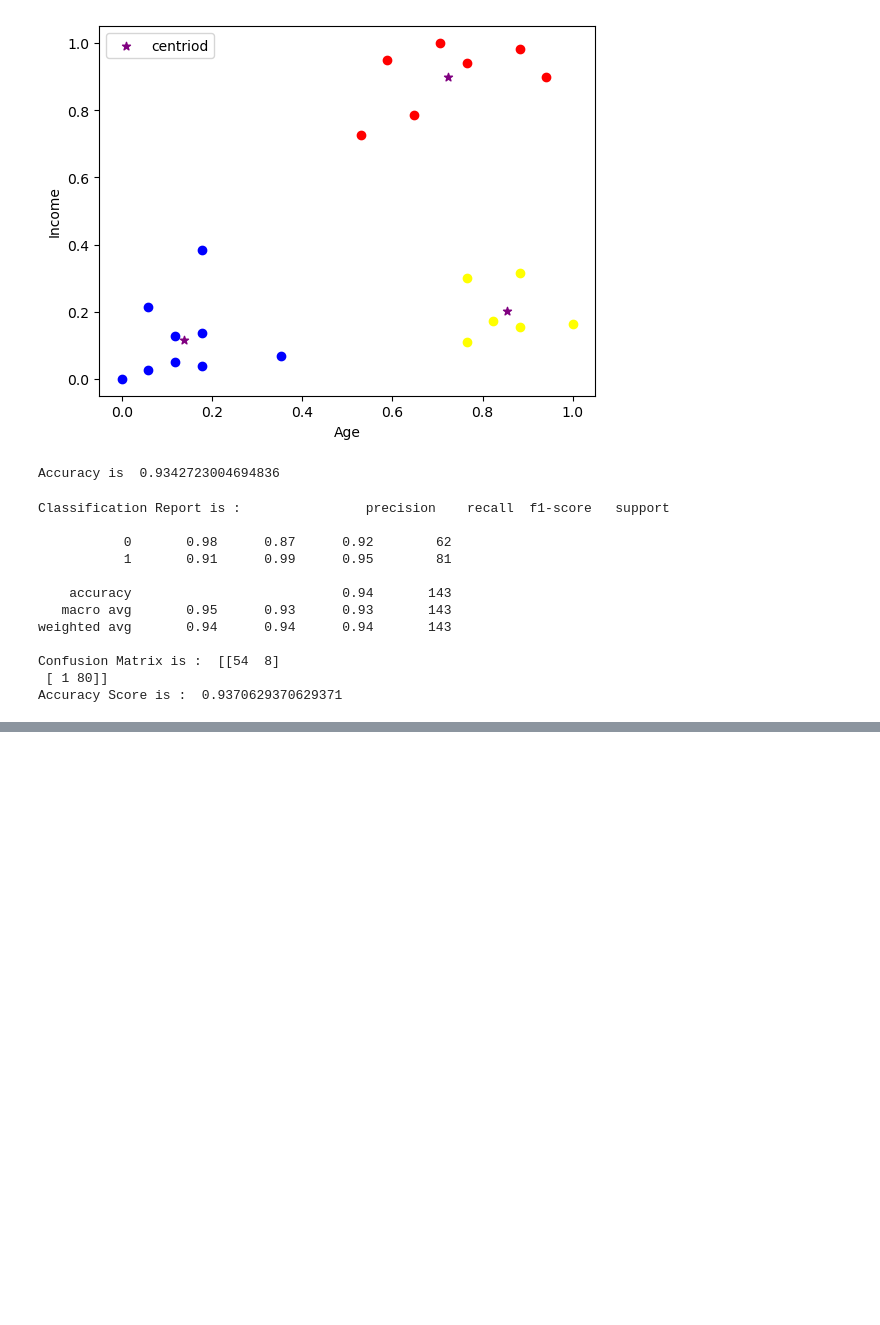
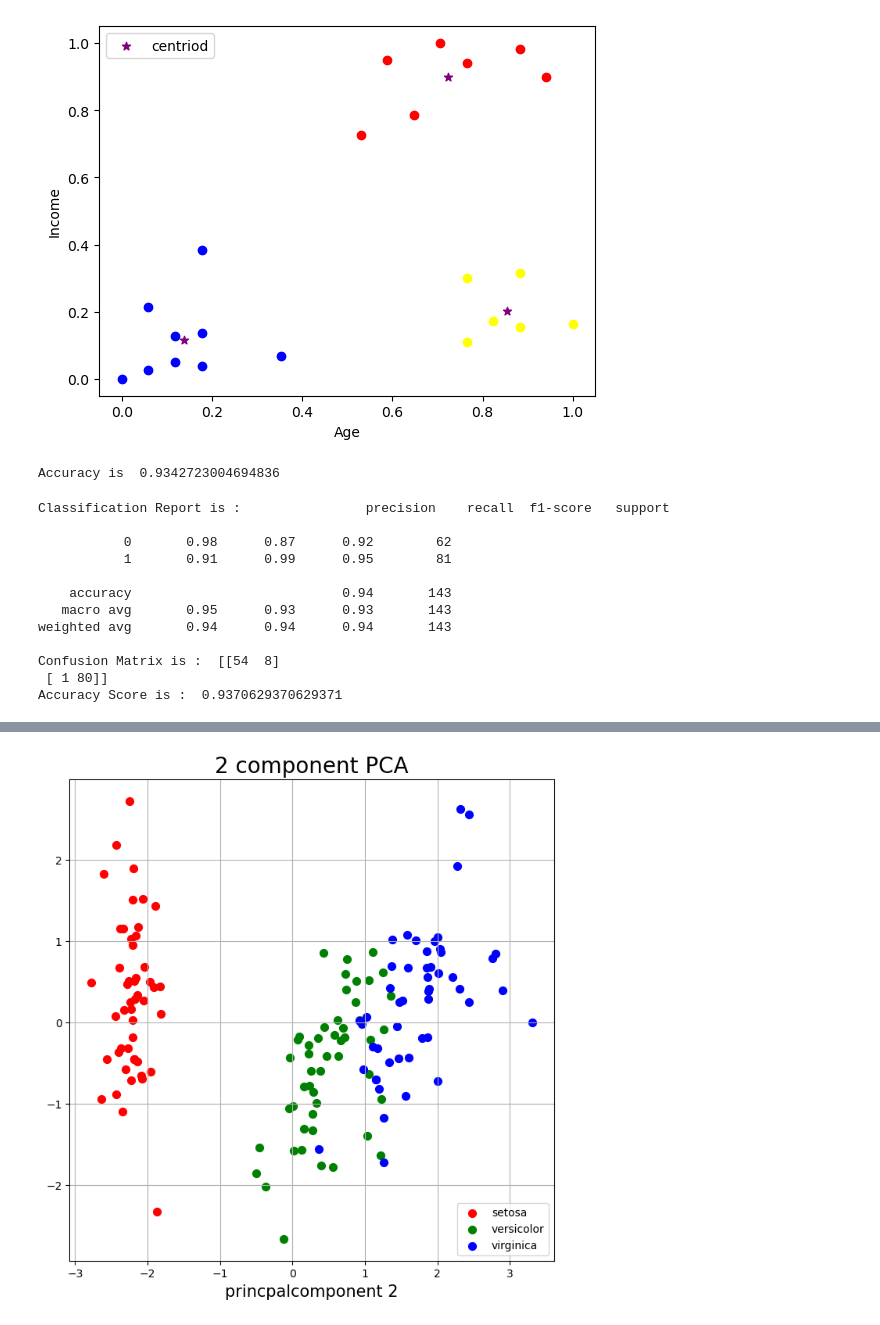
Before and after one commit to channabasavaballolli/ML, a Jupyter notebook: PracticeSEE.ipynb, the cells around one changed output, grey strips where cells are left out. Drawn from its saved outputs; the diff is of its cells as text; code cells hidden in the pictures; blank space fills up the shorter version.

```diff
--- a/PracticeSEE.ipynb
+++ b/PracticeSEE.ipynb
@@ -452,0 +471,5 @@ Accuracy Score is :  0.9370629370629371
+# %%
+x=df.iloc[:,0:4].values
+y=df['species'].values
+# %%
+x=StandardScaler().fit_transform(x)
@@ -452,0 +478,7 @@ Accuracy Score is :  0.9370629370629371
+# %%
+pca=PCA(n_components=3)
+princpalcomponent=pca.fit_transform(x)
+PDF=pd.DataFrame(data=princpalcomponent,columns=['princpalcomponent 1','princpalcomponent 2','princpalcomponent 3'])
+# %%
+finalDF=pd.concat([PDF,df[['species']]],axis=1)
+finalDF.head()
@@ -452,0 +492,15 @@ Accuracy Score is :  0.9370629370629371
+# %%
+fig=plt.figure(figsize=(8,8))
+ax=fig.add_subplot(1,1,1)
+ax.set_xlabel('princpalcomponent 1',fontsize=15)
+ax.set_xlabel('princpalcomponent 2',fontsize=15)
+ax.set_title('2 component PCA',fontsize=20)
+targets=['setosa','versicolor','virginica']
+colors=['r','g','b']
+for target,color in zip(targets,colors):
+    ind=finalDF['species']==target
+    ax.scatter(finalDF.loc[ind,'princpalcomponent 1'],finalDF.loc[ind,'princpalcomponent 2'],s=50,c=color)
+ax.legend(targets)
+ax.grid()
+# %% [output]
+[figure, added]
```
Also changed, not shown: parts of 4 cells of this notebook.
